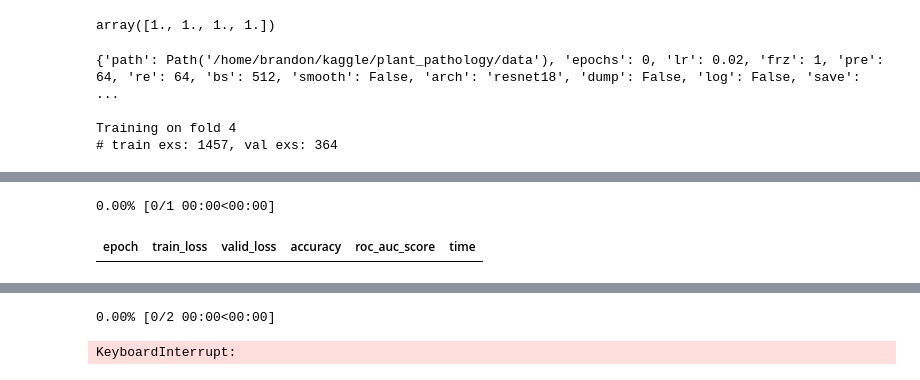
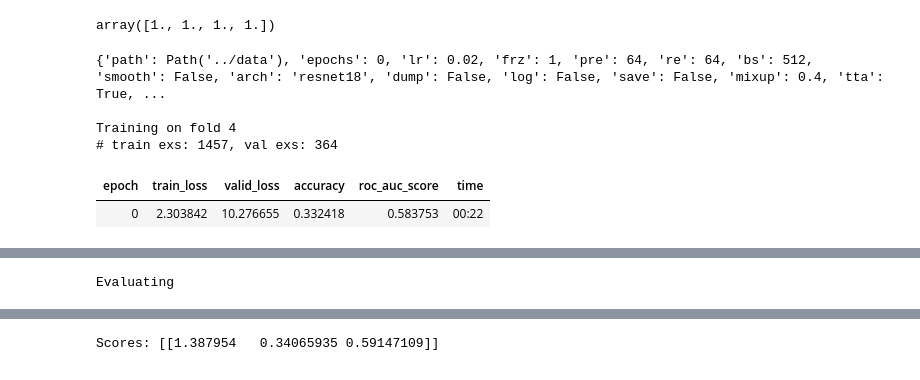
Before and after one commit to bwolfson97/plant_pathology, a Jupyter notebook: nbks/03_train.ipynb, the cells around one changed output, grey strips where cells are left out. Cells and saved outputs as stored; diff of their text form; code cells hidden in the pictures.

```diff
--- a/nbks/03_train.ipynb
+++ b/nbks/03_train.ipynb
@@ -41,7 +41,7 @@ def timm_or_fastai_arch(arch: str) -> (Union[Any, str], Callable[..., Learner]):
 # %%
 #export
 def train(
-    data_path: Path, epochs: int, lr: Union[float, str], frz: int=1, pre: int=800, re: int=256,
+    data_path: Path, epochs: int = 1, lr: Union[float, str] = 3e-4, frz: int=1, pre: int=800, re: int=256,
     bs: int=200, fold: int=4, smooth: bool=False,
     arch: str='resnet18', dump: bool=False, log: bool=False, mixup: float=0.,
     fp16: bool=False, dls: DataLoaders=None, save: bool=False, pseudo: Path=None,
@@ -102,10 +106,10 @@ preds, labels.shape
 @call_parse
 def train_cv(
     path:     Param("Path to data dir", Path),
-    epochs:   Param("Number of unfrozen epochs", int),
-    lr:       Param("Initial learning rate", float),
+    epochs:   Param("Number of unfrozen epochs", int)=1,
+    lr:       Param("Initial learning rate", float)=3e-4,
     frz:      Param("Number of frozen epochs", int)=1,
-    pre:      Param("Image presize", tuple)=(682, 1024),
+    pre:      Param("Image presize", int, nargs="+")=(682, 1024),
     re:       Param("Image resize", int)=256,
     bs:       Param("Batch size", int)=256,
     smooth:   Param("Label smoothing?", store_true)=False,
@@ -116,10 +120,11 @@ def train_cv(
     mixup:    Param("Mixup (0.4 is good)", float)=0.0,
     tta:      Param("Test-time augmentation", store_true)=False,
     fp16:     Param("Mixed-precision training", store_true)=False,
-    eval_dir: Param("Evaluate model and save results in dir", Path)=None,
+    do_eval: Param("Evaluate model and save predictions CSV", store_true)=False,
     val_fold: Param("Don't go cross-validation, just do 1 fold (or pass 9 "
                     "to train on all data)", int)=None,
     pseudo:   Param("Path to pseudo labels to train on", Path)=None,
+    export:   Param("Export learner(s) to export_val_on_{fold}.pkl", store_true)=False,
 ):
     print(locals())
     scores = []
@@ -139,8 +144,9 @@ def train_cv(
         scores.append(res)
 
         # Create submission file for this model
-        if eval_dir: print("Evaluating"); evaluate(learn, Path(eval_dir)/f"predictions_fold_{fold}.csv", tta=tta)
+        if do_eval: print("Evaluating"); evaluate(learn, path=path/"test.csv", name=f"predictions_fold_{fold}.csv", tta=tta)
 
+        if export: learn.export(f"export_val_on_{fold}.pkl")
         # Delete learner to avoid OOM
         del learn
         if val_fold is not None: break
@@ -155,9 +161,11 @@ array([1., 1., 1., 1.])
 # %%
 #slow
 #hide
-train_cv(DATA_PATH, 0, 2e-2, pre=64, re=64, bs=512, fp16=True, val_fold=4, tta=True, mixup=0.4, eval_dir="test")
+train_cv(DATA_PATH, 0, 2e-2, pre=64, re=64, bs=512, fp16=True, val_fold=4, tta=True, mixup=0.4, do_eval=True, export=True)
 # %% [output]
-{'path': Path('/home/brandon/kaggle/plant_pathology/data'), 'epochs': 0, 'lr': 0.02, 'frz': 1, 'pre': 64, 're': 64, 'bs': 512, 'smooth': False, 'arch': 'resnet18', 'dump': False, 'log': False, 'save': ...
+{'path': Path('../data'), 'epochs': 0, 'lr': 0.02, 'frz': 1, 'pre': 64, 're': 64, 'bs': 512, 'smooth': False, 'arch': 'resnet18', 'dump': False, 'log': False, 'save': False, 'mixup': 0.4, 'tta': True, ...
 
 Training on fold 4
 # train exs: 1457, val exs: 364
+| epoch | train_loss | valid_loss | accuracy | roc_auc_score | time |
+| 0 | 2.303842 | 10.276655 | 0.332418 | 0.583753 | 00:22 |
@@ -164,2 +174 @@ Training on fold 4
-0.00% [0/1 00:00<00:00]
+Evaluating
-| epoch | train_loss | valid_loss | accuracy | roc_auc_score | time |
@@ -166,2 +177 @@ Training on fold 4
-0.00% [0/2 00:00<00:00]
+Scores: [[1.387954   0.34065935 0.59147109]]
-KeyboardInterrupt:
```
Also changed, not shown: parts of 5 cells of this notebook, 1 other file.
